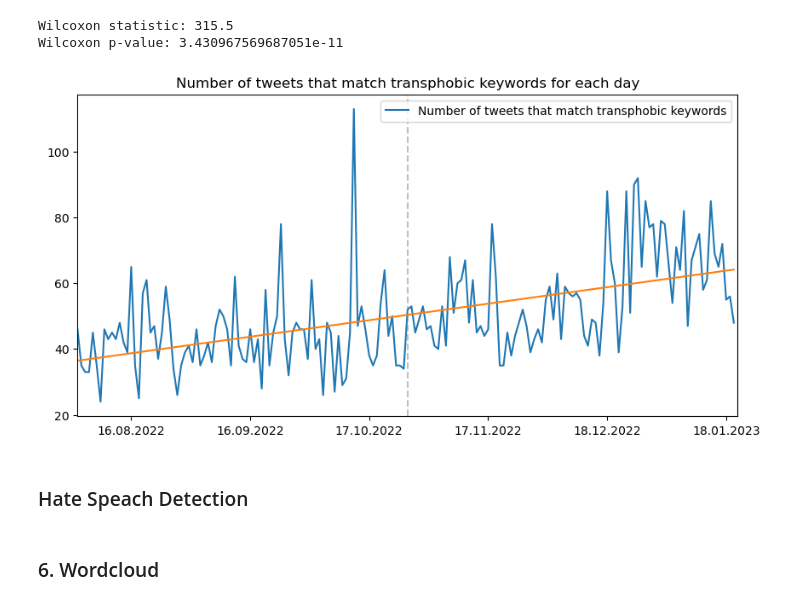
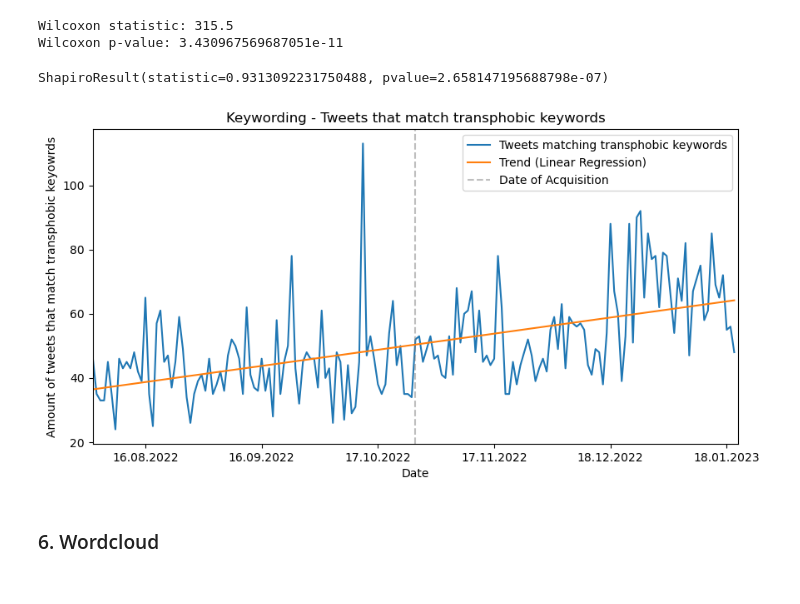
Before and after one commit to mdeppner/lgbtq-twitter-analysis, a Jupyter notebook: lgbtq_tweet_analysis.ipynb, the cells around one changed output. Saved outputs shown, nothing was run; the diff lists cells and outputs as text; code cells hidden in the pictures.

```diff
--- a/lgbtq_tweet_analysis.ipynb
+++ b/lgbtq_tweet_analysis.ipynb
@@ -443,5 +441,5 @@ for startdate,  enddate in zip(startdates_all, enddates_all):
 # %%
-df = pd.read_csv('data_global.csv') # TODO change to fileName
+df = pd.read_csv(fileName)
 
 # Cast the column 'created_at' which stores the timestamp of the tweet to a datetime object
 # such that we can easily compare and filter our dataset by dates
@@ -838,0 +987,26 @@ plt.show()
+# %%
+# Plot the mean and median negative compound values for the negative labeled tweets
+mean_neg   = np.zeros(total_days)
+median_neg = np.zeros(total_days)
+var_neg    = np.zeros(total_days)
+std_neg    = np.zeros(total_days)
+index = 0
+
+for startdate, enddate in zip(startdates_all, enddates_all):
+    df_temp = df_processed.loc[(df_processed['created_at'] >= startdate) & (df_processed['created_at'] < enddate)]
+    if df_temp.size != 0:
+        negative_labeled_tweets = df_temp.loc[df_temp['vader_label'] == 'Negative']
+
+        mean_neg[index]   = np.mean(negative_labeled_tweets['vader_negative'])
+        median_neg[index] = np.median(negative_labeled_tweets['vader_negative'])
+        var_neg[index]    = np.var(negative_labeled_tweets['vader_negative'])
+        std_neg[index]    = np.std(negative_labeled_tweets['vader_negative'])
+
+    else:
+
+        mean_neg[index]   = np.nan
+        median_neg[index] = np.nan
+        var_neg[index]    = np.nan
+        std_neg[index]    = np.nan
+
+    index += 1
@@ -906,7 +1125,7 @@ def tweet_contains_keywords(tweet):
 # %%
 df_keys = df_processed.loc[df_processed['text'].apply(tweet_contains_keywords)]
 # %%
-count_per_day = np.zeros(len(startdates_all))
+count_per_day = np.zeros(total_days)
 index = 0
 
 for startdate, enddate in zip(startdates_all, enddates_all):
@@ -967,9 +1186,13 @@ print("Wilcoxon p-value:", p_val)
 # %% [output]
 Wilcoxon statistic: 315.5
 Wilcoxon p-value: 3.430967569687051e-11
+# %%
+shapiro(count_per_day_original)
+# %% [output]
+ShapiroResult(statistic=0.9313092231750488, pvalue=2.658147195688798e-07)
 # %%
 # Whole Timespan
-x_all = np.arange(len(startdates_all))
+x_all = np.arange(total_days)
 
 reg_key = LinearRegression().fit(x_all.reshape(-1,1), count_per_day)
 coef_key = reg_key.coef_
@@ -979,26 +1202,27 @@ regression_func_key = coef_key * x_all + intercept_key
 # %%
 date_index = startdates_all
 
 plt.figure(figsize=(10, 5), dpi=100)
 
-plt.plot(date_index, count_per_day_original, label='Number of tweets that match transphobic keywords')
-plt.plot(date_index, regression_func_key[0])
+plt.plot(date_index, count_per_day_original, label='Tweets matching transphobic keywords')
+plt.plot(date_index, regression_func_key[0], label='Trend (Linear Regression)')
 
 # set the tick locations and labels
 plt.gca().xaxis.set_major_locator(mdates.DayLocator(interval=31))
 plt.gca().xaxis.set_major_formatter(mdates.DateFormatter('%d.%m.%Y'))
 plt.xlim(startdates_all[0], enddates_all[-1])
 
 # Add a vertical line to mark the date of acquisition
-plt.axvline(x=date_of_acquisition,color='gray',linestyle='--',alpha=0.5)
+plt.axvline(date_of_acquisition, color='gray',linestyle='--',alpha=0.5, label='Date of Acquisition')
 
-plt.title("Number of tweets that match transphobic keywords for each day")
+plt.title("Keywording - Tweets that match transphobic keywords")
+plt.xlabel("Date")
+plt.ylabel("Amount of tweets that match transphobic keyowrds")
+plt.legend(loc='upper right')
 
-plt.legend(loc='upper right')
+#plt.savefig('plots/keywording.png', transparent= True)
 plt.show()
 # %% [output]
-[figure, old version]
+[figure, new version]
 # %%
 df_processed.to_csv('data_global_processed.csv')
-# %% [markdown]
-### Hate Speach Detection
```
Also changed, not shown: parts of 43 cells of this notebook.
